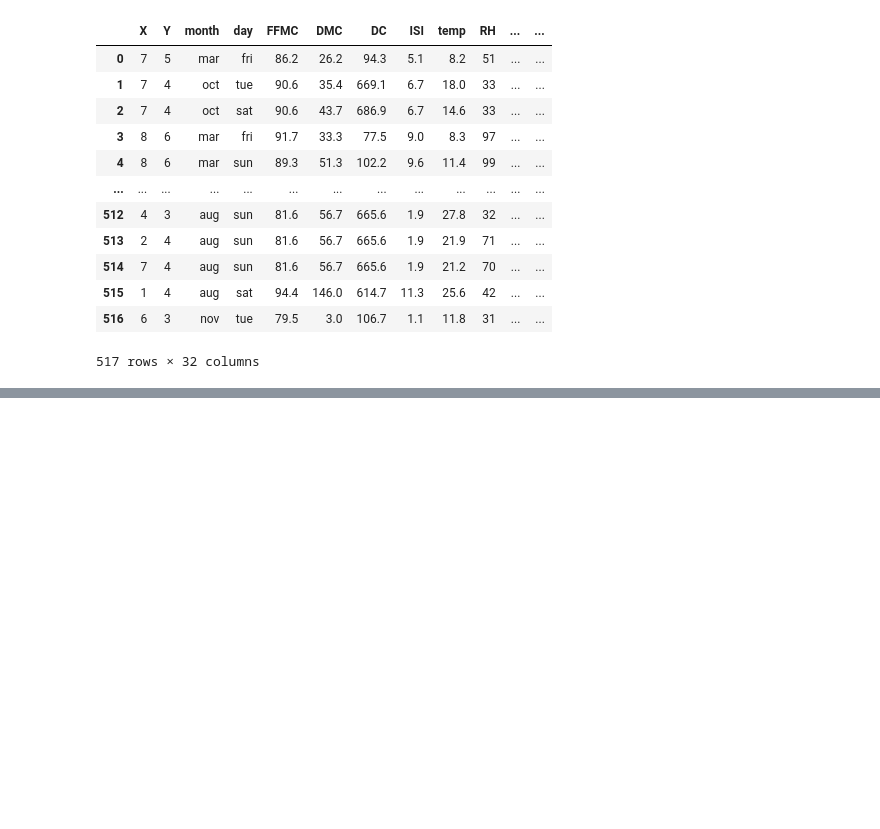
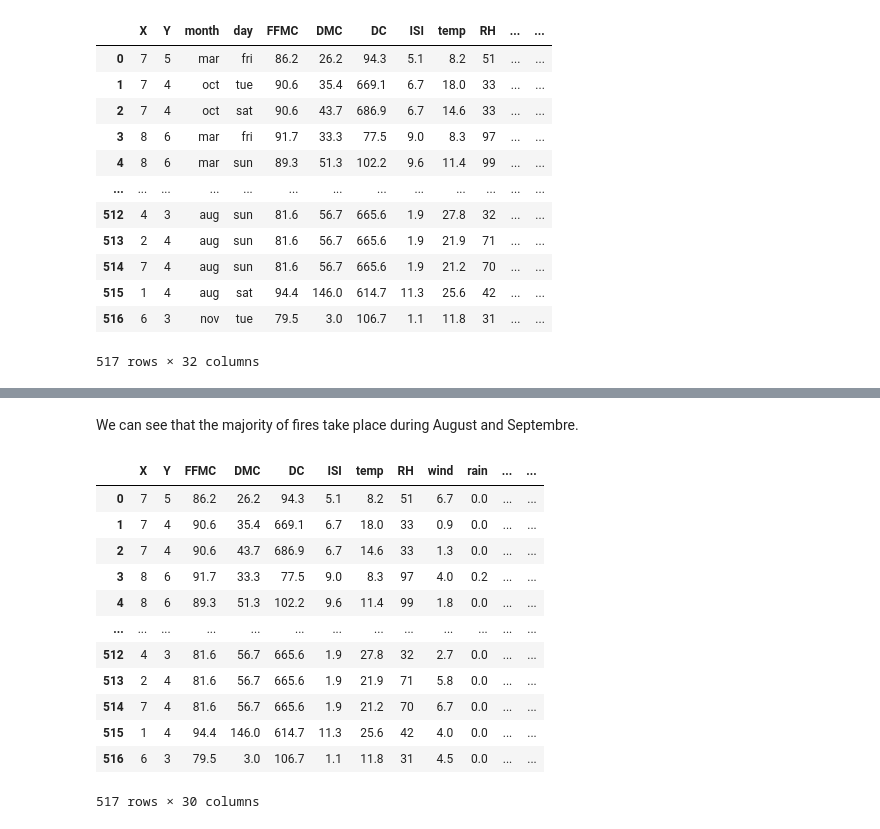
Before and after one commit to Supermjork/Firing-Neurons-Et-Forets, a Jupyter notebook: notebook/neuron-fire.ipynb, the cells around one changed output, grey strips where cells are left out. Drawn from its saved outputs; the diff is of its cells as text; code cells hidden in the pictures; blank space fills up the shorter version.

```diff
--- a/notebook/neuron-fire.ipynb
+++ b/notebook/neuron-fire.ipynb
@@ -167,0 +174,21 @@ encoded_fire
+# %% [markdown]
+We can see that the majority of fires take place during August and Septembre.
+# %%
+# dropping encoded columns
+encoded_fire = encoded_fire.drop(['month', 'day'], axis = 1)
+
+encoded_fire
+# %% [output]
+|  | X | Y | FFMC | DMC | DC | ISI | temp | RH | wind | rain | ... | ... |
+| 0 | 7 | 5 | 86.2 | 26.2 | 94.3 | 5.1 | 8.2 | 51 | 6.7 | 0.0 | ... | ... |
+| 1 | 7 | 4 | 90.6 | 35.4 | 669.1 | 6.7 | 18.0 | 33 | 0.9 | 0.0 | ... | ... |
+| 2 | 7 | 4 | 90.6 | 43.7 | 686.9 | 6.7 | 14.6 | 33 | 1.3 | 0.0 | ... | ... |
+| 3 | 8 | 6 | 91.7 | 33.3 | 77.5 | 9.0 | 8.3 | 97 | 4.0 | 0.2 | ... | ... |
+| 4 | 8 | 6 | 89.3 | 51.3 | 102.2 | 9.6 | 11.4 | 99 | 1.8 | 0.0 | ... | ... |
+| ... | ... | ... | ... | ... | ... | ... | ... | ... | ... | ... | ... | ... |
+| 512 | 4 | 3 | 81.6 | 56.7 | 665.6 | 1.9 | 27.8 | 32 | 2.7 | 0.0 | ... | ... |
+| 513 | 2 | 4 | 81.6 | 56.7 | 665.6 | 1.9 | 21.9 | 71 | 5.8 | 0.0 | ... | ... |
+| 514 | 7 | 4 | 81.6 | 56.7 | 665.6 | 1.9 | 21.2 | 70 | 6.7 | 0.0 | ... | ... |
+| 515 | 1 | 4 | 94.4 | 146.0 | 614.7 | 11.3 | 25.6 | 42 | 4.0 | 0.0 | ... | ... |
+| 516 | 6 | 3 | 79.5 | 3.0 | 106.7 | 1.1 | 11.8 | 31 | 4.5 | 0.0 | ... | ... |
+517 rows × 30 columns
```
Also changed, not shown: parts of 1 cell of this notebook.
